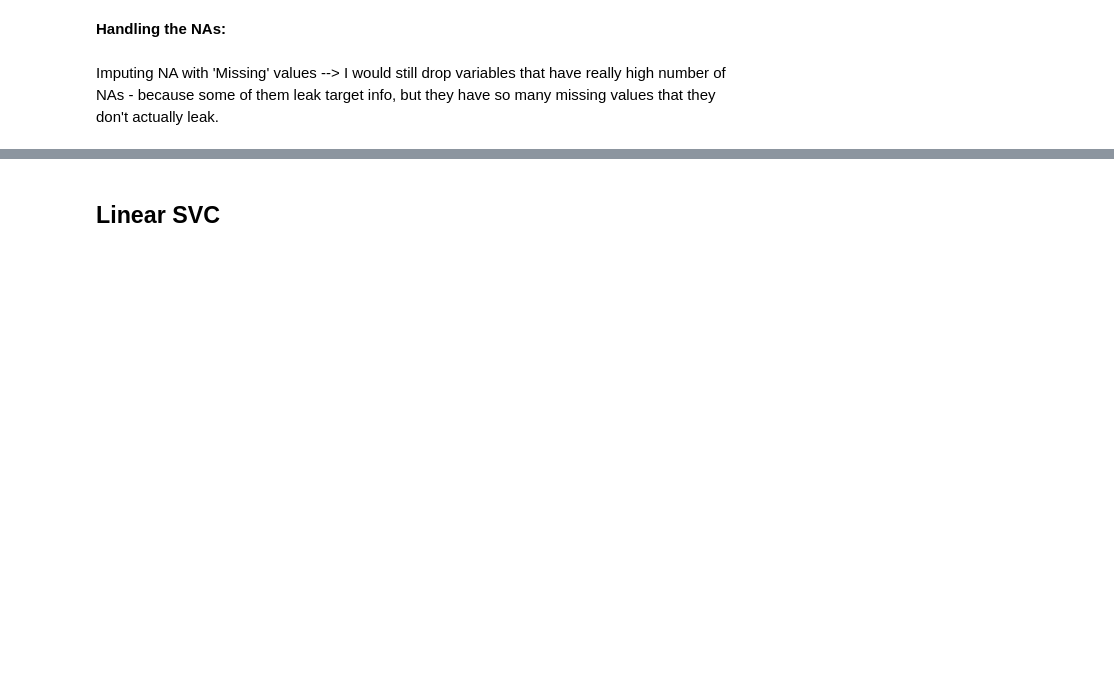
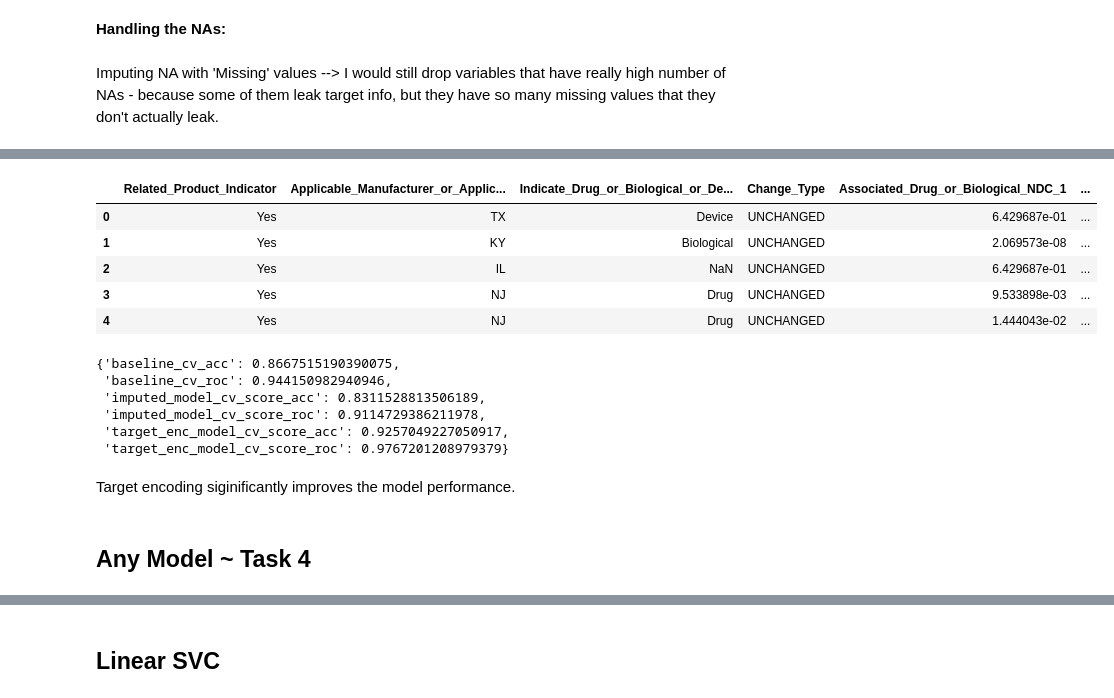
Before and after one commit to AntoniaLovjer/Hospital-Payments, a Jupyter notebook: 01_feature_selection-Annie.ipynb, the cells around one changed output, grey strips where cells are left out. Saved outputs shown, nothing was run; the diff lists cells and outputs as text; code cells hidden in the pictures; blank space fills up the shorter version.

Commit message:
added models

```diff
--- a/01_feature_selection-Annie.ipynb
+++ b/01_feature_selection-Annie.ipynb
@@ -471,10 +492,0 @@ cont_vars = ['Total_Amount_of_Payment_USDollars']
-# %%
-# Identify which variables to target encode
-target_based_encoding = []
-for col in obj_vars:
-    print(col, len(X_train_engineered[col].unique()))
-
-    if len(X_train_engineered[col].unique()) > 100:
-        target_based_encoding.append(col)
-
-len(target_based_encoding)
@@ -565,12 +521,0 @@ X_train_rus = pd.DataFrame(X_train_rus, columns = X_train_engineered.columns)
-# %%
-# Target Encoding
-# # Takes hell lot of time (~10mins)
-# # but does the job
-
-# Convert NAs of categorical variables to None
-for col in target_based_encoding:
-    X_train_rus[col].fillna("None", inplace=True)
-
-# Fitting target encoder
-target_enc = TargetEncoder(verbose=1, cols=target_based_encoding, return_df=True, handle_unknown='ignore')
-targets_encoded = target_enc.fit_transform(X_train_rus, y_train_rus)
@@ -596,0 +569,22 @@ model_scores
+# %%
+# Target Encoding
+# # Takes time (~10mins)
+# # but does the job
+
+# Convert NAs of categorical variables to None
+for col in target_based_encoding:
+    X_train_engineered[col].fillna("Missing", inplace=True)
+
+# Fitting target encoder
+target_enc = TargetEncoder(verbose=1, cols=target_based_encoding, return_df=True, handle_unknown='ignore')
+targets_encoded = target_enc.fit_transform(X_train_engineered.reset_index(), y_train)
+# %%
+targets_encoded.drop(columns=['index'], inplace=True)
+targets_encoded.head()
+# %% [output]
+|  | Related_Product_Indicator | Applicable_Manufacturer_or_Applic... | Indicate_Drug_or_Biological_or_De... | Change_Type | Associated_Drug_or_Biological_NDC_1 | ... |
+| 0 | Yes | TX | Device | UNCHANGED | 6.429687e-01 | ... |
+| 1 | Yes | KY | Biological | UNCHANGED | 2.069573e-08 | ... |
+| 2 | Yes | IL | NaN | UNCHANGED | 6.429687e-01 | ... |
+| 3 | Yes | NJ | Drug | UNCHANGED | 9.533898e-03 | ... |
+| 4 | Yes | NJ | Drug | UNCHANGED | 1.444043e-02 | ... |
@@ -596,0 +607,13 @@ model_scores
+# %%
+model_scores
+# %% [output]
+{'baseline_cv_acc': 0.8667515190390075,
+ 'baseline_cv_roc': 0.944150982940946,
+ 'imputed_model_cv_score_acc': 0.8311528813506189,
+ 'imputed_model_cv_score_roc': 0.9114729386211978,
+ 'target_enc_model_cv_score_acc': 0.9257049227050917,
+ 'target_enc_model_cv_score_roc': 0.9767201208979379}
+# %% [markdown]
+Target encoding siginificantly improves the model performance.
+# %% [markdown]
+## Any Model ~ Task 4
```
Also changed, not shown: parts of 101 cells of this notebook, 1 other file.
